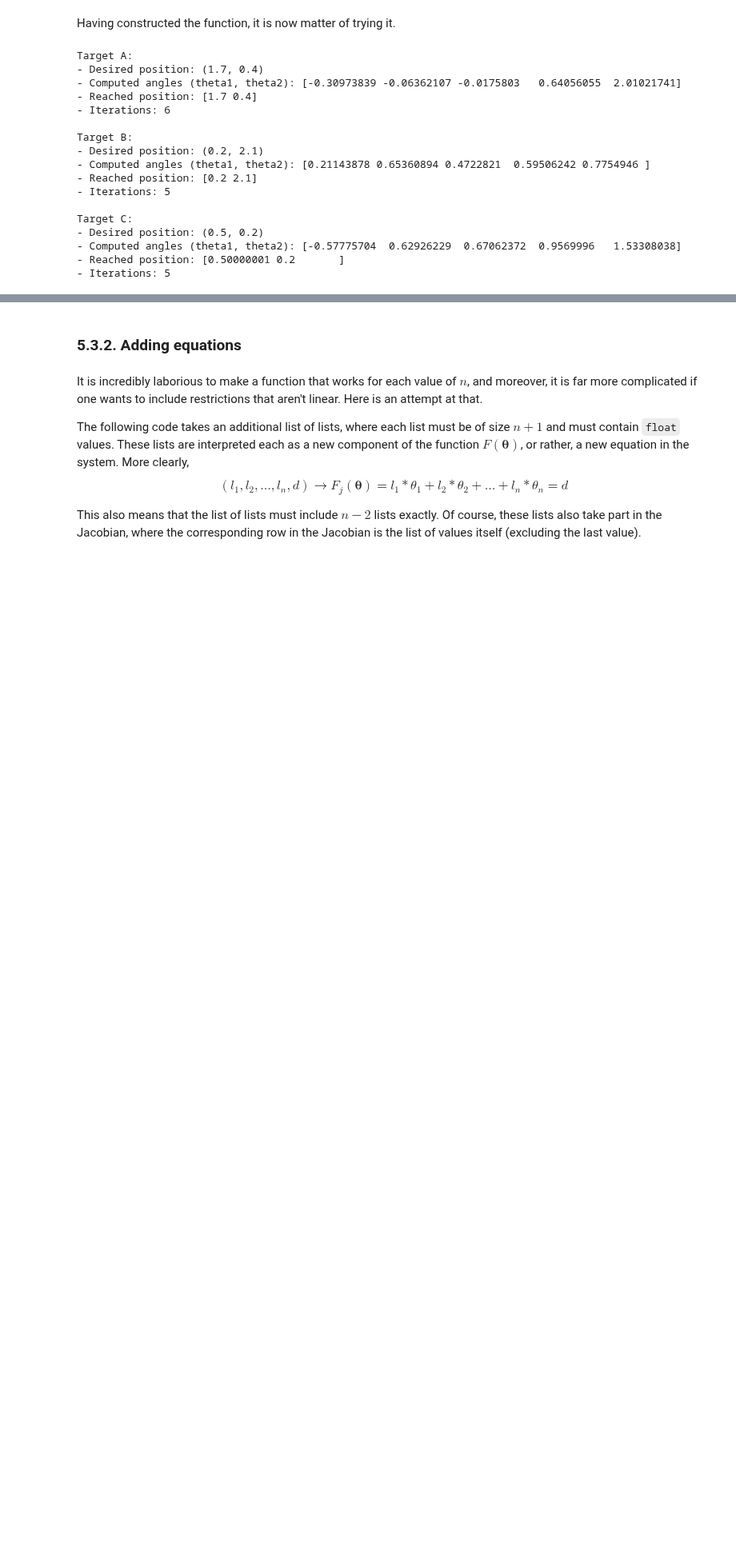
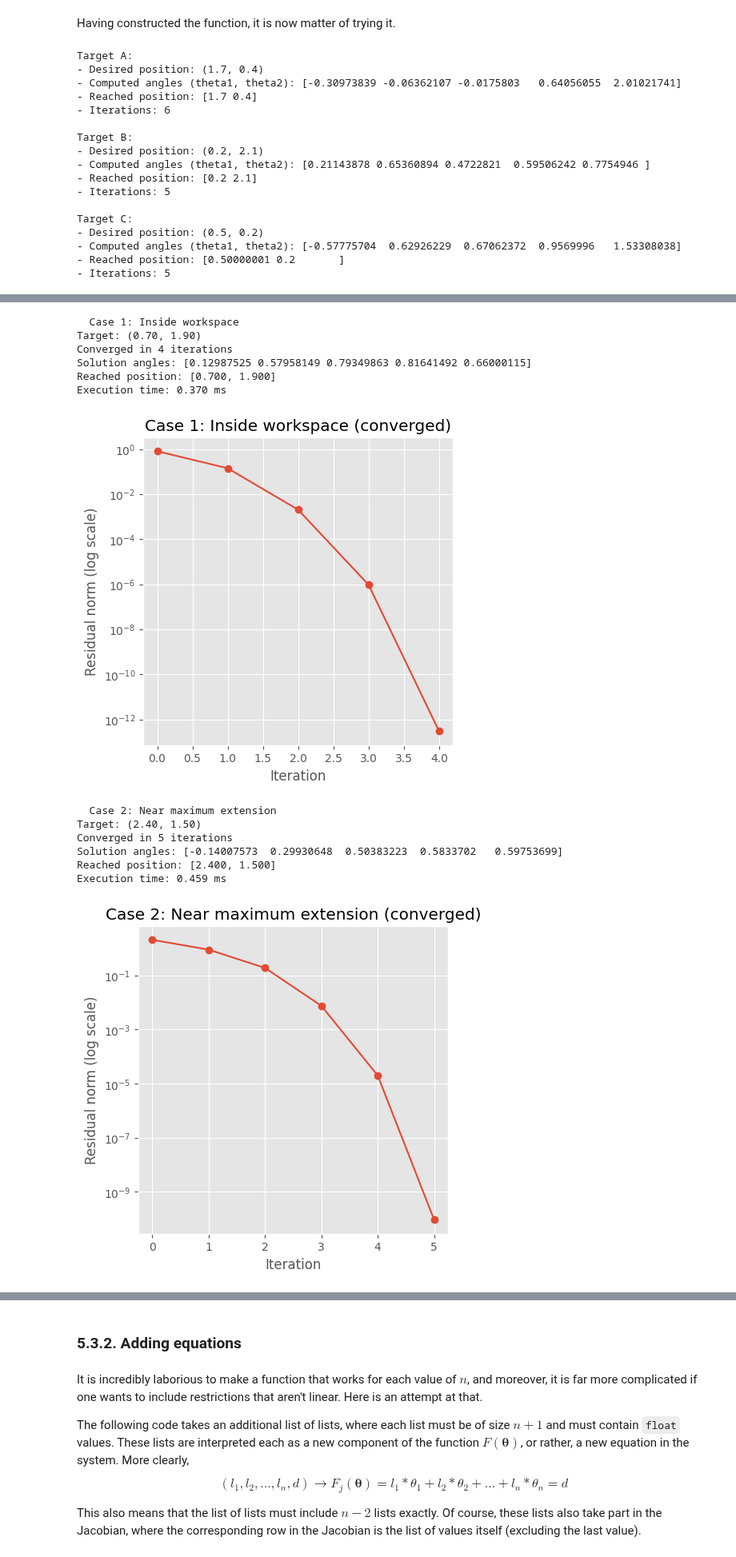
Before and after one commit to unalmedmathnum/numericalAnalysis_2025, a Jupyter notebook: tarea_1/parte_1/part-1-solution.ipynb, the cells around one changed output, grey strips where cells are left out. Shown at 80% size. Drawn from its saved outputs; the diff is of its cells as text; code cells hidden in the pictures; blank space fills up the shorter version.

```diff
--- a/tarea_1/parte_1/part-1-solution.ipynb
+++ b/tarea_1/parte_1/part-1-solution.ipynb
@@ -982,7 +978,7 @@ def newton_with_animation(L1, L2, xd, yd, theta0, tol=1e-6, max_iter=30,
         raise RuntimeError("Newton method did not converge within the maximum iterations")
 
     # Create animation
-    fig, ax = plt.subplots(figsize=(6, 6))
+    fig, ax = plt.subplots(figsize=(5, 5))
 
     def update(frame_idx):
         theta_frame, iteration, residual_norm = frames[frame_idx]
@@ -1678,15 +1674,25 @@ def newton_inverse_kinematics_lstsq(L, xd, yd, theta0, tol=1e-8, max_iter=100):
         Number of iterations performed.
     """
     # Check that target is reachable
-    if np.sqrt(xd + yd) > sum(L) or max(0, L[0] - sum(L[1:len(L)+1])) > np.sqrt(xd + yd):
+    if np.sqrt(xd**2 + yd**2) > sum(L) or max(0, L[0] - sum(L[1:len(L)+1])) > np.sqrt(xd**2 + yd**2):
         print("Target point is not reachable by the arm")
         return None
+
+    start = time.perf_counter()
+    error_list = []
 
     theta = np.array(theta0, dtype=float)
     for k in range(max_iter):
         f_val = F_n(theta, L, xd, yd)
-        if np.linalg.norm(f_val) < tol:
-            return theta, k
+        residual_norm = np.linalg.norm(f_val)
+        error_list.append(residual_norm)
+
+        if residual_norm < tol:
+            final_pos = forward_kinematics_n(theta, L)
+            error = np.linalg.norm(final_pos - np.array([xd, yd]))
+            exec_time = time.perf_counter() - start
+            return theta, k, error_list, exec_time, converged
+
         J_val = J_n(theta, L)
         s, residuals, rank, x = np.linalg.lstsq(J_val, -f_val, rcond=None)  # Solve J * s = -F using linear least squares
         theta = theta + s
@@ -1709,7 +1715,7 @@ theta0 = [0.5, 0.5, 0.2, 0.3, 0.5]
 
 for name, (xd, yd) in targets:
     try:
-        theta, iterations = newton_inverse_kinematics_lstsq(L, xd, yd, theta0, tol=1e-8)
+        theta, iterations, error_list, exec_time, converged = newton_inverse_kinematics_lstsq(L, xd, yd, theta0, tol=1e-8)
         pos = forward_kinematics_n(theta, L)
         print(f"{name}:")
         print("- Desired position:", (xd, yd))
@@ -1738,0 +2001,50 @@ Target C:
+# %%
+# Link lengths for a 5-link arm
+L = [1.0, 0.8, 0.6, 0.8, 0.4]
+
+# Test cases
+cases = [
+    ("Case 1: Inside workspace", (0.7, 1.9)),
+    ("Case 2: Near maximum extension", (2.4, 1.5)),
+    ("Case 3: Complex configuration", (-1.5, -1.8)),
+]
+
+for desc, (xd, yd) in cases:
+    print(f"\n  {desc}")
+    theta, iters, errors, exec_time, converged = newton_inverse_kinematics_lstsq(L, xd, yd, theta0)
+
+    print(f"Target: ({xd:.2f}, {yd:.2f})")
+    if converged:
+        final_pos = forward_kinematics_n(theta, L)
+        print(f"Converged in {iters} iterations")
+        print(r"Solution angles:", theta)
+        print(f"Reached position: [{final_pos[0]:.3f}, {final_pos[1]:.3f}]")
+    else:
+        print(f"Did not converge within {iters} iterations")
+
+    print(f"Execution time: {exec_time*1000:.3f} ms")
+
+    # Plot error trajectory
+    plt.figure(figsize=(5,5))
+    style = 'o-' if converged else 'x--'
+    plt.semilogy(errors, style)
+    plt.xlabel("Iteration")
+    plt.ylabel("Residual norm (log scale)")
+    plt.title(f"{desc} ({'converged' if converged else 'failed'})")
+    plt.grid(True)
+    plt.show()
+# %% [output]
+  Case 1: Inside workspace
+Target: (0.70, 1.90)
+Converged in 4 iterations
+Solution angles: [0.12987525 0.57958149 0.79349863 0.81641492 0.66000115]
+Reached position: [0.700, 1.900]
+Execution time: 0.370 ms
+[figure, added]
+  Case 2: Near maximum extension
+Target: (2.40, 1.50)
+Converged in 5 iterations
+Solution angles: [-0.14007573  0.29930648  0.50383223  0.5833702   0.59753699]
+Reached position: [2.400, 1.500]
+Execution time: 0.459 ms
+[figure, added]
```
Also changed, not shown: parts of 26 cells of this notebook, 13 other files.
